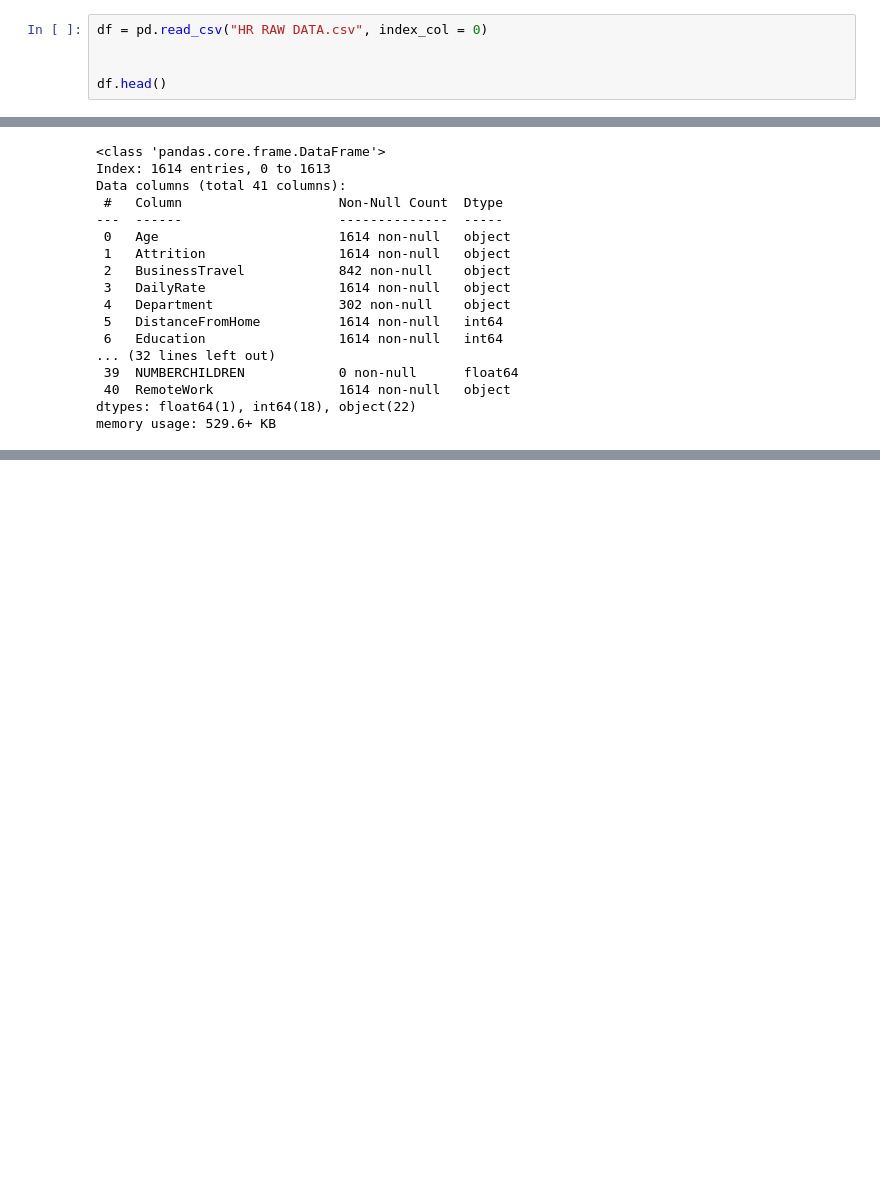
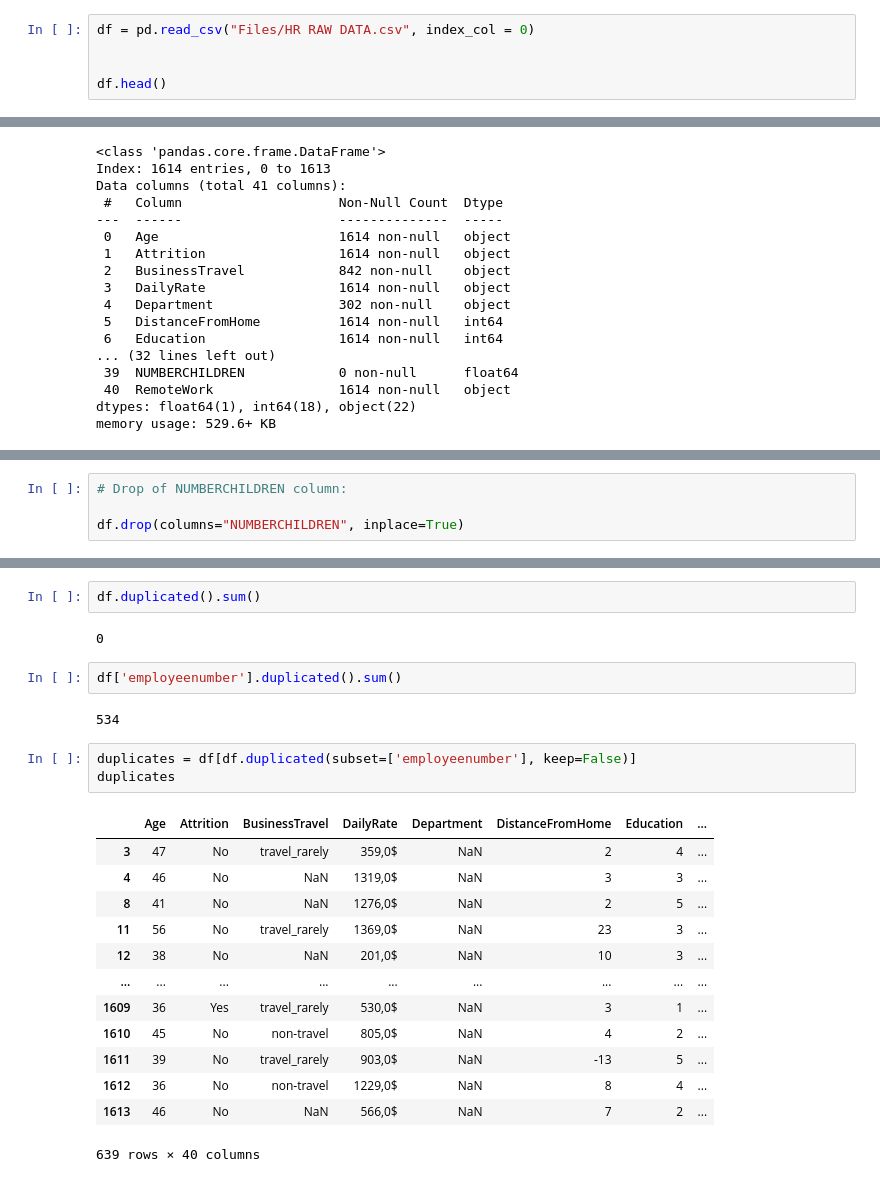
Before and after one commit to luzmarinahg/proyecto_eda_adalab, a Jupyter notebook: FASE-1-EDA.ipynb, the cells around one changed output, grey strips where cells are left out. Drawn from its saved outputs; the diff is of its cells as text; blank space fills up the shorter version.

Commit message:
drop column NUMBERCHILDREN

```diff
--- a/FASE-1-EDA.ipynb
+++ b/FASE-1-EDA.ipynb
@@ -4,7 +6,7 @@ import numpy as np
 
 pd.set_option('display.max_columns', None)
 # %%
-df = pd.read_csv("HR RAW DATA.csv", index_col = 0)
+df = pd.read_csv("Files/HR RAW DATA.csv", index_col = 0)
 
 
 df.head()
@@ -97,0 +120,4 @@ memory usage: 529.6+ KB
+# %%
+# Drop of NUMBERCHILDREN column:
+
+df.drop(columns="NUMBERCHILDREN", inplace=True)
@@ -97,0 +143,25 @@ memory usage: 529.6+ KB
+# %%
+df.duplicated().sum()
+# %% [output]
+0
+# %%
+df['employeenumber'].duplicated().sum()
+# %% [output]
+534
+# %%
+duplicates = df[df.duplicated(subset=['employeenumber'], keep=False)]
+duplicates
+# %% [output]
+|  | Age | Attrition | BusinessTravel | DailyRate | Department | DistanceFromHome | Education | ... |
+| 3 | 47 | No | travel_rarely | 359,0$ | NaN | 2 | 4 | ... |
+| 4 | 46 | No | NaN | 1319,0$ | NaN | 3 | 3 | ... |
+| 8 | 41 | No | NaN | 1276,0$ | NaN | 2 | 5 | ... |
+| 11 | 56 | No | travel_rarely | 1369,0$ | NaN | 23 | 3 | ... |
+| 12 | 38 | No | NaN | 201,0$ | NaN | 10 | 3 | ... |
+| ... | ... | ... | ... | ... | ... | ... | ... | ... |
+| 1609 | 36 | Yes | travel_rarely | 530,0$ | NaN | 3 | 1 | ... |
+| 1610 | 45 | No | non-travel | 805,0$ | NaN | 4 | 2 | ... |
+| 1611 | 39 | No | travel_rarely | 903,0$ | NaN | -13 | 5 | ... |
+| 1612 | 36 | No | non-travel | 1229,0$ | NaN | 8 | 4 | ... |
+| 1613 | 46 | No | NaN | 566,0$ | NaN | 7 | 2 | ... |
+639 rows × 40 columns
```
Also changed, not shown: parts of 3 cells of this notebook.
